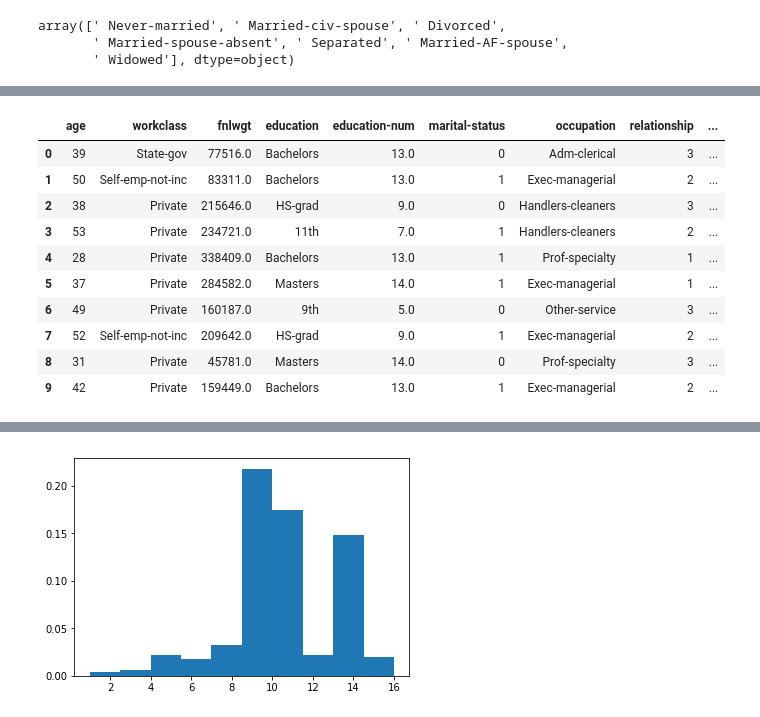
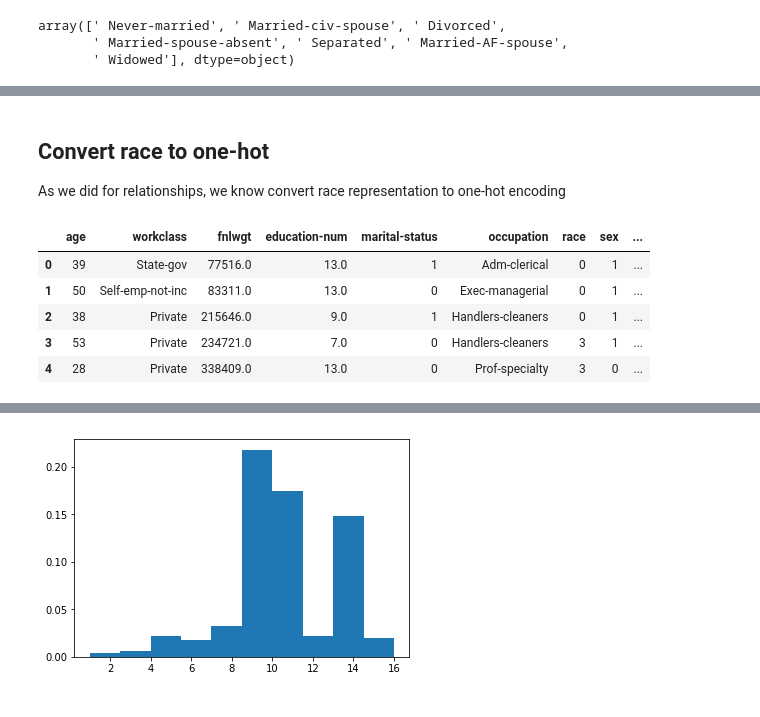
Before and after one commit to heyaudace/ml-bias-fairness, a Jupyter notebook: 2. Intro to bias.ipynb, the cells around one changed output, grey strips where cells are left out. Cells and saved outputs as stored; diff of their text form; code cells hidden in the pictures.

```diff
--- a/2. Intro to bias.ipynb
+++ b/2. Intro to bias.ipynb
@@ -206,7 +213,9 @@ datav2['salary'] = datav2['salary'].map({'>50K':1,'<=50K':0})
 # %%
 FEMALE_LABEL, MALE_LABEL = (0, 1)
 US_LABEL, NON_US_LABEL = (0, 1)
+HIGH_SALARY_LABEL, LOW_SALARY_LABEL = (0, 1)
 # %%
+datav2['salary'] = datav2['salary'].map({'>50K':HIGH_SALARY_LABEL,'<=50K':LOW_SALARY_LABEL})
 datav2['native-country'] = datav2['native-country'].map({'US':US_LABEL,'Non-US':NON_US_LABEL}).astype(int)
 datav2['sex'] = datav2['sex'].map({' Male':MALE_LABEL,' Female':FEMALE_LABEL})
 datav2.head()
@@ -304,2 +248,4 @@ datav2[['marital-status','relationship','salary']].groupby(['relationship','mari
 # %%
-datav2['marital-status'] = datav2['marital-status'].map({'Couple':1,'Single':0})
+COUPLE_STATUS_LABEL, SINGLE_STATUS_LABEL = (0, 1)
+datav2['marital-status'] = datav2['marital-status'].map({'Couple':COUPLE_STATUS_LABEL,'Single':SINGLE_STATUS_LABEL})
+datav2.head()
@@ -346,0 +280,4 @@ datav2[['race','salary']].groupby('race').mean()
+# %%
+# Now convert relationship from integer to one-hot
+datav2 = pd.get_dummies(datav2, columns=['relationship'])
+datav2.head()
@@ -347,19 +291,19 @@ datav2[['race','salary']].groupby('race').mean()
+# %% [markdown]
+##  Convert race to one-hot
+
+As we did for relationships, we know convert race representation to one-hot encoding
 # %%
-race_map={' White':0,' Amer-Indian-Eskimo':1,' Asian-Pac-Islander':2,' Black':3,' Other':4}
 
 
+# Convert to integers first
+
+race_map={' White':0,' Amer-Indian-Eskimo':1,' Asian-Pac-Islander':2,' Black':3,' Other':4}
 datav2['race']= datav2['race'].map(race_map)
-
-datav2.head(10)
+datav2.head()
 # %% [output]
-|  | age | workclass | fnlwgt | education | education-num | marital-status | occupation | relationship | ... |
-| 0 | 39 | State-gov | 77516.0 | Bachelors | 13.0 | 0 | Adm-clerical | 3 | ... |
-| 1 | 50 | Self-emp-not-inc | 83311.0 | Bachelors | 13.0 | 1 | Exec-managerial | 2 | ... |
-| 2 | 38 | Private | 215646.0 | HS-grad | 9.0 | 0 | Handlers-cleaners | 3 | ... |
-| 3 | 53 | Private | 234721.0 | 11th | 7.0 | 1 | Handlers-cleaners | 2 | ... |
-| 4 | 28 | Private | 338409.0 | Bachelors | 13.0 | 1 | Prof-specialty | 1 | ... |
-| 5 | 37 | Private | 284582.0 | Masters | 14.0 | 1 | Exec-managerial | 1 | ... |
-| 6 | 49 | Private | 160187.0 | 9th | 5.0 | 0 | Other-service | 3 | ... |
-| 7 | 52 | Self-emp-not-inc | 209642.0 | HS-grad | 9.0 | 1 | Exec-managerial | 2 | ... |
-| 8 | 31 | Private | 45781.0 | Masters | 14.0 | 0 | Prof-specialty | 3 | ... |
-| 9 | 42 | Private | 159449.0 | Bachelors | 13.0 | 1 | Exec-managerial | 2 | ... |
+|  | age | workclass | fnlwgt | education-num | marital-status | occupation | race | sex | ... |
+| 0 | 39 | State-gov | 77516.0 | 13.0 | 1 | Adm-clerical | 0 | 1 | ... |
+| 1 | 50 | Self-emp-not-inc | 83311.0 | 13.0 | 0 | Exec-managerial | 0 | 1 | ... |
+| 2 | 38 | Private | 215646.0 | 9.0 | 1 | Handlers-cleaners | 0 | 1 | ... |
+| 3 | 53 | Private | 234721.0 | 7.0 | 0 | Handlers-cleaners | 3 | 1 | ... |
+| 4 | 28 | Private | 338409.0 | 13.0 | 0 | Prof-specialty | 3 | 0 | ... |
```
Also changed, not shown: parts of 111 cells of this notebook.
